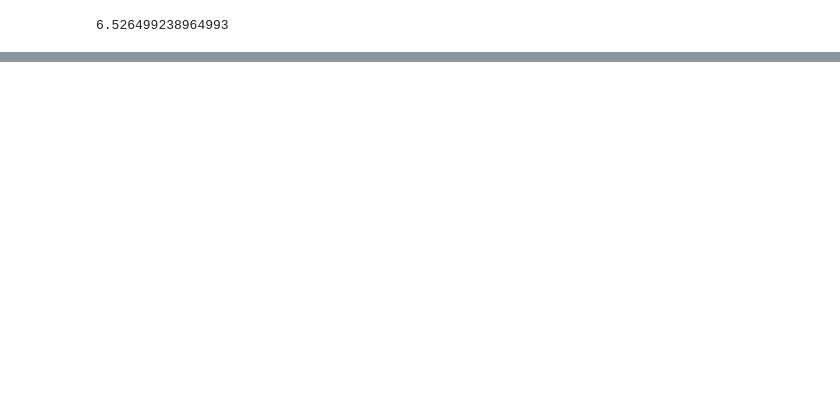
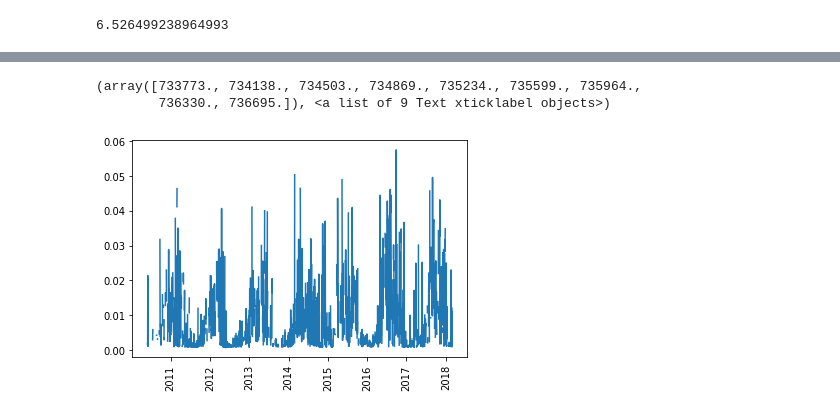
Before and after one commit to abhimanyu-jain/Magnetic-Field-Strength-Prediction, a Jupyter notebook: notebooks/Satellite_based_analysis.ipynb, the cells around one changed output, grey strips where cells are left out. Cells and saved outputs as stored; diff of their text form; code cells hidden in the pictures; blank space fills up the shorter version.

```diff
--- a/notebooks/Satellite_based_analysis.ipynb
+++ b/notebooks/Satellite_based_analysis.ipynb
@@ -121,7 +133,7 @@ print((2829 - 643432/(24*60))/365)
 # Set datetime as the index with frequency of 1 minute
 # Dropping duplicates
 df_sat0_sorted_1 = df_sat0_sorted[~df_sat0_sorted.datetime.duplicated()]
-df_sat0_sorted_1 = df_sat0_sorted_1.set_index('datetime').asfreq('1Min')
+df_sat0_sorted_1 = df_sat0_sorted_1.set_index('datetime')
 print("Old dataframe size =", df_sat0_sorted.size)
 print("New dataframe size =", df_sat0_sorted_1.size)
 # %% [output]
@@ -137,0 +148,4 @@ plt.plot(df_sat0_sorted_1['B'])
+# %%
+# Taking average of every day
+df_sat0_sorted_1_resampled_1day = df_sat0_sorted_1.resample('1440Min').mean()
+df_sat0_sorted_1_resampled_1day.head()
@@ -137,0 +160,8 @@ plt.plot(df_sat0_sorted_1['B'])
+# %%
+# Plotting to visualize extent of missing data
+plt.plot(df_sat0_sorted_1_resampled_1day['B'])
+plt.xticks(rotation='vertical')
+# %% [output]
+(array([733773., 734138., 734503., 734869., 735234., 735599., 735964.,
+        736330., 736695.]), <a list of 9 Text xticklabel objects>)
+[figure, added]
```
Also changed, not shown: parts of 12 cells of this notebook.
